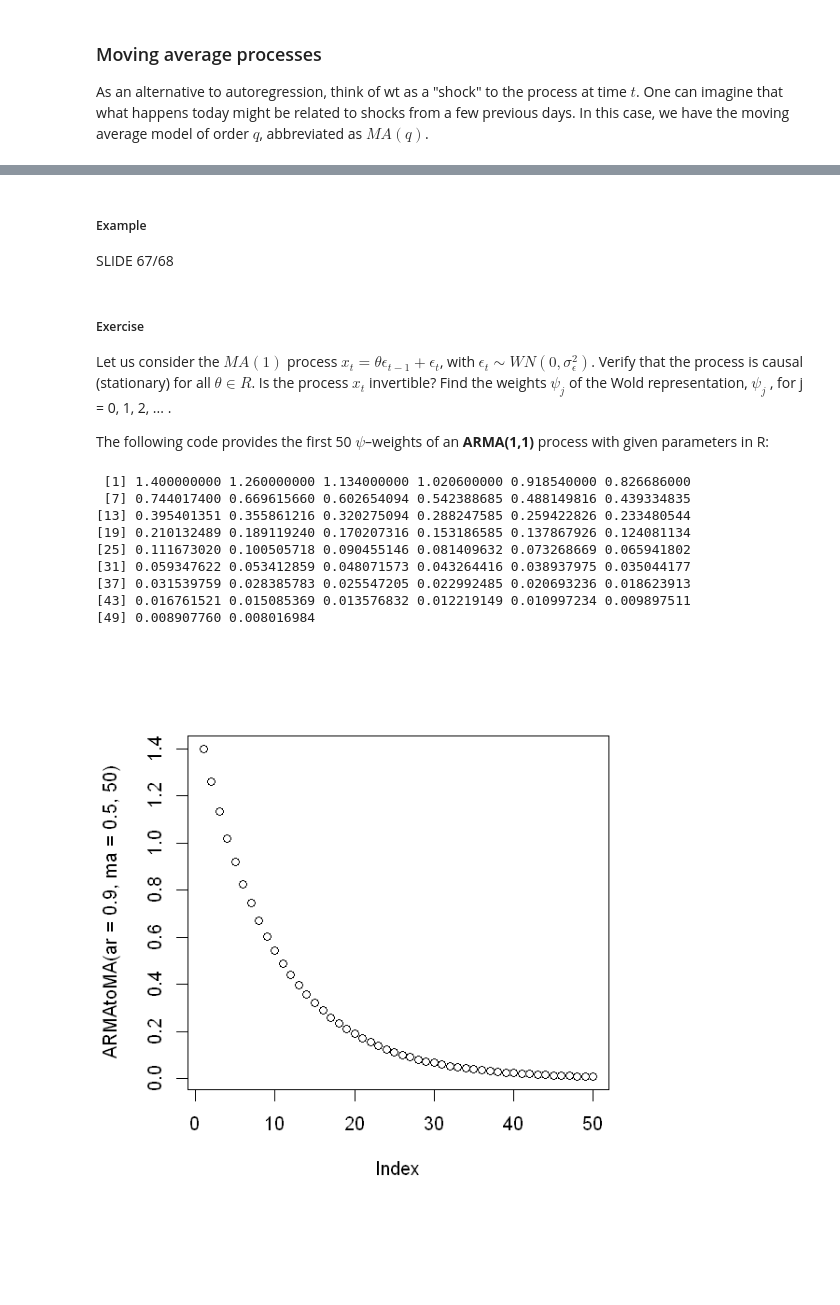
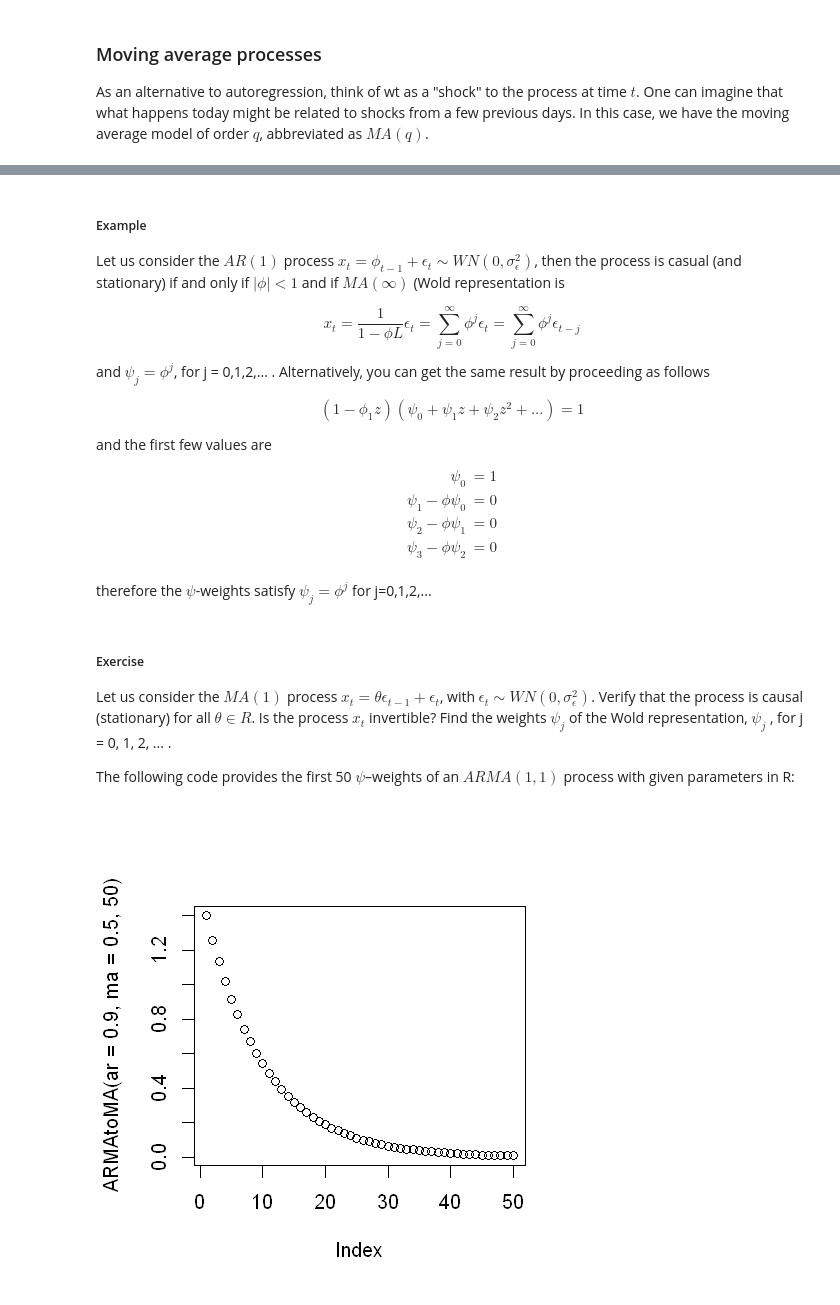
Before and after one commit to mac40/BEFD, a Jupyter notebook: Introduction to Time Series Analysis.ipynb, the cells around one changed output, grey strips where cells are left out. Cells and saved outputs as stored; diff of their text form; code cells hidden in the pictures; blank space fills up the shorter version.

```diff
--- a/Introduction to Time Series Analysis.ipynb
+++ b/Introduction to Time Series Analysis.ipynb
@@ -389,27 +389,37 @@ with $\psi_0=1$
 ##### Remark (Stationarity and causality)
 
 An $AR(p)$ process $\phi(L)x_t = \epsilon_t$ is said to be causal if and only if all the roots of the characteristic equation $\phi(z) = 0$ lie outside the unit circle, i.e., $\mid z\mid > 1$ which implies that $\sum_{j=0}^\infty\mid\psi_j\mid<\infty$. Moreover $\sum_{j=0}^\infty\mid\psi_j\mid^2<\sum_{j=0}^\infty\mid\psi_j\mid<\infty$, therefore any casual $AR(p)$ process is stationary.
-# %% [markdown]
-##### Example
-
-SLIDE 67/68
+# %% [markdown]
+##### Example
+
+Let us consider the $AR(1)$ process $x_t = \phi_{t-1}+\epsilon_t \sim WN(0,\sigma_\epsilon^2)$, then the process is casual (and stationary) if and only if $\mid\phi\mid<1$ and if $MA(\infty)$ (Wold representation is
+
+$$ x_t = \frac{1}{1-\phi L}\epsilon_t = \sum_{j=0}^\infty\phi^j\epsilon_t=\sum_{j=0}^\infty\phi^j\epsilon_{t-j}$$
+
+and $\psi_j = \phi^j$, for j = 0,1,2,... . Alternatively, you can get the same result by proceeding as follows
+
+$$(1-\phi_1 z)(\psi_0+\psi_1z+\psi_2z^2+...) = 1$$
+
+and the first few values are
+
+\begin{equation}
+\begin{split}
+\psi_0 &= 1\\
+\psi_1 - \phi\psi_0 &= 0\\
+\psi_2 - \phi\psi_1 &= 0\\
+\psi_3 - \phi\psi_2 &= 0\\
+\end{split}
+\end{equation}
+
+therefore the $\psi$-weights satisfy $\psi_j=\phi^j$ for j=0,1,2,...
 # %% [markdown]
 ##### Exercise
 
 Let us consider the $MA(1)$ process $x_t = \theta\epsilon_{t−1} + \epsilon_t$, with $\epsilon_t \sim WN(0,\sigma_\epsilon^2)$. Verify that the process is causal (stationary) for all $\theta\in R$. Is the process $x_t$ invertible? Find the weights $\psi_j$ of the Wold representation, $\psi_j$ , for j = 0, 1, 2, ... .
 
-The following code provides the first 50 $\psi$–weights of an __ARMA(1,1)__ process with given parameters in R:
+The following code provides the first 50 $\psi$–weights of an $ARMA(1,1)$ process with given parameters in R:
 # %%
-ARMAtoMA (ar=0.9 , ma=0.5 , 50) # for a list
+# ARMAtoMA (ar=0.9 , ma=0.5 , 50) # for a list
 plot ( ARMAtoMA (ar=0.9 , ma=0.5 , 50) ) # for a graph
 # %% [output]
- [1] 1.400000000 1.260000000 1.134000000 1.020600000 0.918540000 0.826686000
- [7] 0.744017400 0.669615660 0.602654094 0.542388685 0.488149816 0.439334835
-[13] 0.395401351 0.355861216 0.320275094 0.288247585 0.259422826 0.233480544
-[19] 0.210132489 0.189119240 0.170207316 0.153186585 0.137867926 0.124081134
-[25] 0.111673020 0.100505718 0.090455146 0.081409632 0.073268669 0.065941802
-[31] 0.059347622 0.053412859 0.048071573 0.043264416 0.038937975 0.035044177
-[37] 0.031539759 0.028385783 0.025547205 0.022992485 0.020693236 0.018623913
-[43] 0.016761521 0.015085369 0.013576832 0.012219149 0.010997234 0.009897511
-[49] 0.008907760 0.008016984
-[figure, old version]
+[figure, new version]
```
Also changed, not shown: parts of 27 cells of this notebook.
